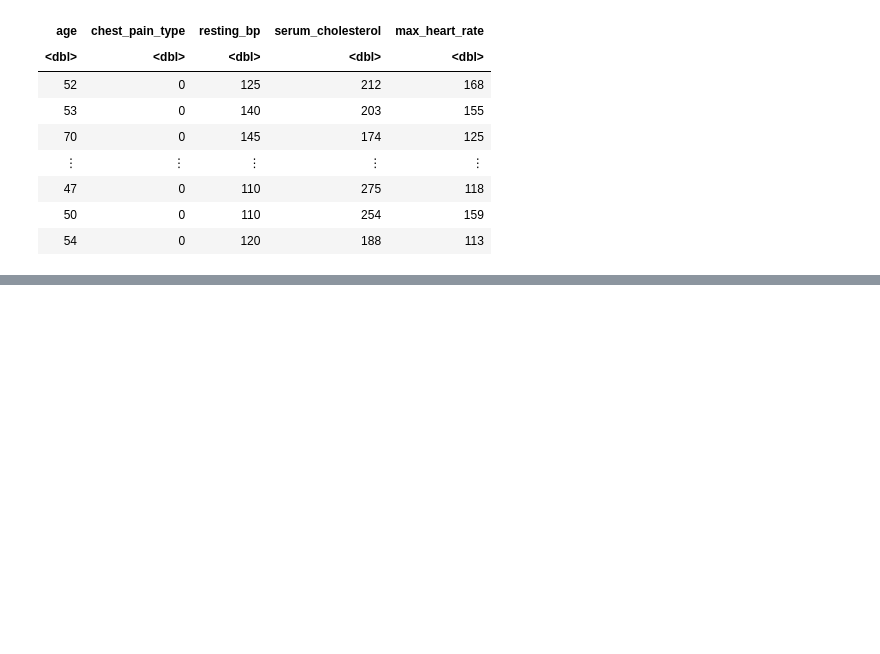
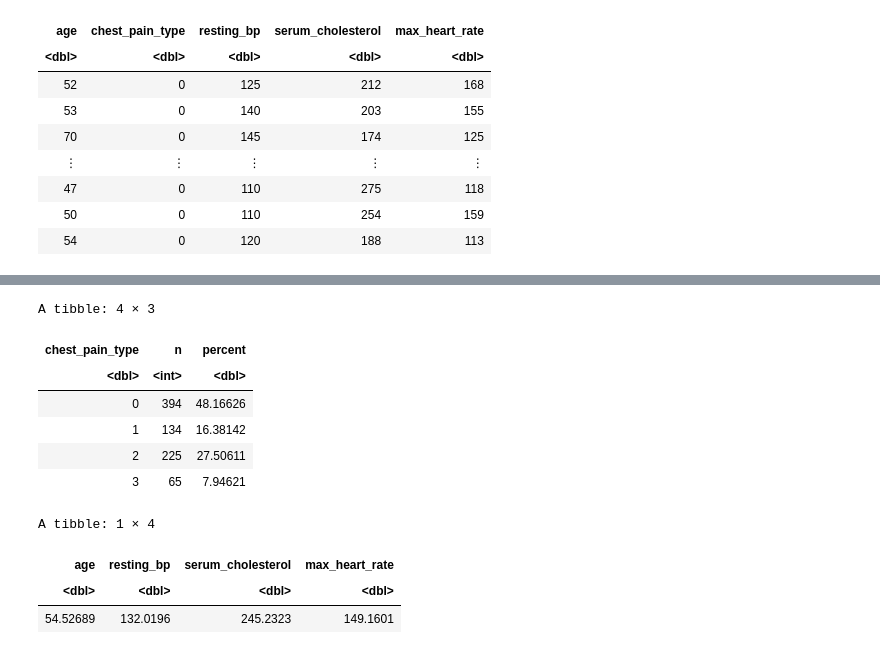
Before and after one commit to BurakMOzkan/DSCI100_group_3, a Jupyter notebook: wrangling_code.ipynb, the cells around one changed output, grey strips where cells are left out. Drawn from its saved outputs; the diff is of its cells as text; code cells hidden in the pictures; blank space fills up the shorter version.

```diff
--- a/wrangling_code.ipynb
+++ b/wrangling_code.ipynb
@@ -48,0 +65,28 @@ A tibble: 1025 × 5
+# %%
+# TABLE 1: the number of observations per type and their abundance of the response variable
+
+chest_pain_prop <- hd_train |>
+                   group_by(chest_pain_type) |>
+                   summarize(n = n()) |>
+                   mutate(percent = 100*n/nrow(hd_train))
+
+chest_pain_prop
+
+# TABLE 2: the average for all predictors
+
+average_predictor <- hd_train |>
+                     select(age, resting_bp, serum_cholesterol, max_heart_rate) |>
+                     map_dfr(mean)
+average_predictor
+# %% [output]
+A tibble: 4 × 3
+| chest_pain_type | n | percent |
+| <dbl> | <int> | <dbl> |
+| 0 | 394 | 48.16626 |
+| 1 | 134 | 16.38142 |
+| 2 | 225 | 27.50611 |
+| 3 | 65 | 7.94621 |
+A tibble: 1 × 4
+| age | resting_bp | serum_cholesterol | max_heart_rate |
+| <dbl> | <dbl> | <dbl> | <dbl> |
+| 54.52689 | 132.0196 | 245.2323 | 149.1601 |
```
Also changed, not shown: parts of 4 cells of this notebook.
